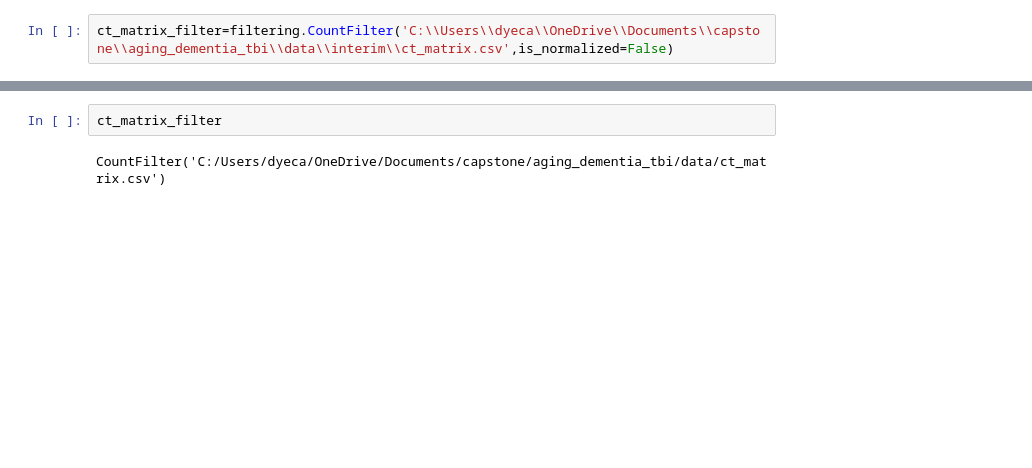
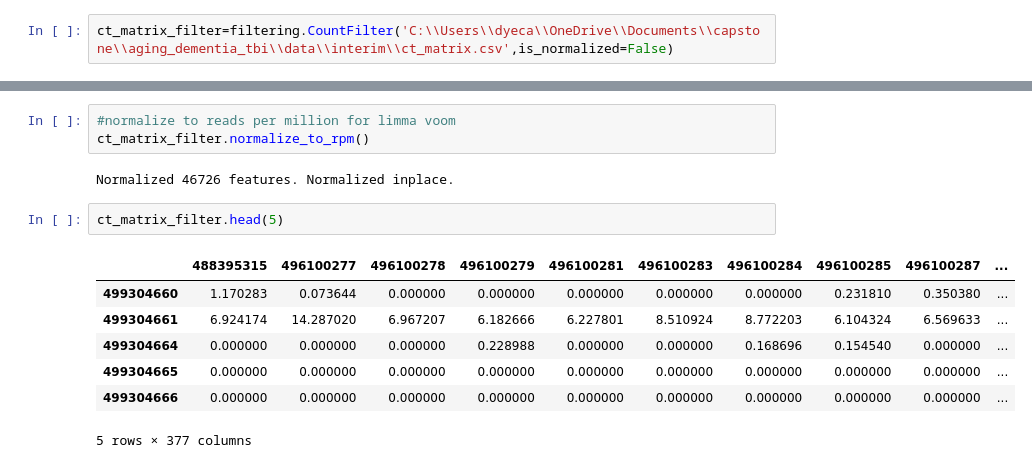
Before and after one commit to clmangham/aging_dementia_tbi, a Jupyter notebook: notebooks/RNAnalysis_CD.ipynb, the cells around one changed output, grey strips where cells are left out. Cells and saved outputs as stored; diff of their text form; blank space fills up the shorter version.

```diff
--- a/notebooks/RNAnalysis_CD.ipynb
+++ b/notebooks/RNAnalysis_CD.ipynb
@@ -137,4 +164,15 @@ ct_matrix_filter=filtering.CountFilter('C:\\Users\\dyeca\\OneDrive\\Documents\\c
+# %%
+#normalize to reads per million for limma voom
+ct_matrix_filter.normalize_to_rpm()
+# %% [output]
+Normalized 46726 features. Normalized inplace.
 # %%
-ct_matrix_filter
+ct_matrix_filter.head(5)
 # %% [output]
+|  | 488395315 | 496100277 | 496100278 | 496100279 | 496100281 | 496100283 | 496100284 | 496100285 | 496100287 | ... |
+| 499304660 | 1.170283 | 0.073644 | 0.000000 | 0.000000 | 0.000000 | 0.000000 | 0.000000 | 0.231810 | 0.350380 | ... |
+| 499304661 | 6.924174 | 14.287020 | 6.967207 | 6.182666 | 6.227801 | 8.510924 | 8.772203 | 6.104324 | 6.569633 | ... |
+| 499304664 | 0.000000 | 0.000000 | 0.000000 | 0.228988 | 0.000000 | 0.000000 | 0.168696 | 0.154540 | 0.000000 | ... |
+| 499304665 | 0.000000 | 0.000000 | 0.000000 | 0.000000 | 0.000000 | 0.000000 | 0.000000 | 0.000000 | 0.000000 | ... |
+| 499304666 | 0.000000 | 0.000000 | 0.000000 | 0.000000 | 0.000000 | 0.000000 | 0.000000 | 0.000000 | 0.000000 | ... |
-CountFilter('C:/Users/dyeca/OneDrive/Documents/capstone/aging_dementia_tbi/data/ct_matrix.csv')
+5 rows × 377 columns
```
Also changed, not shown: parts of 44 cells of this notebook, 1 other file.
